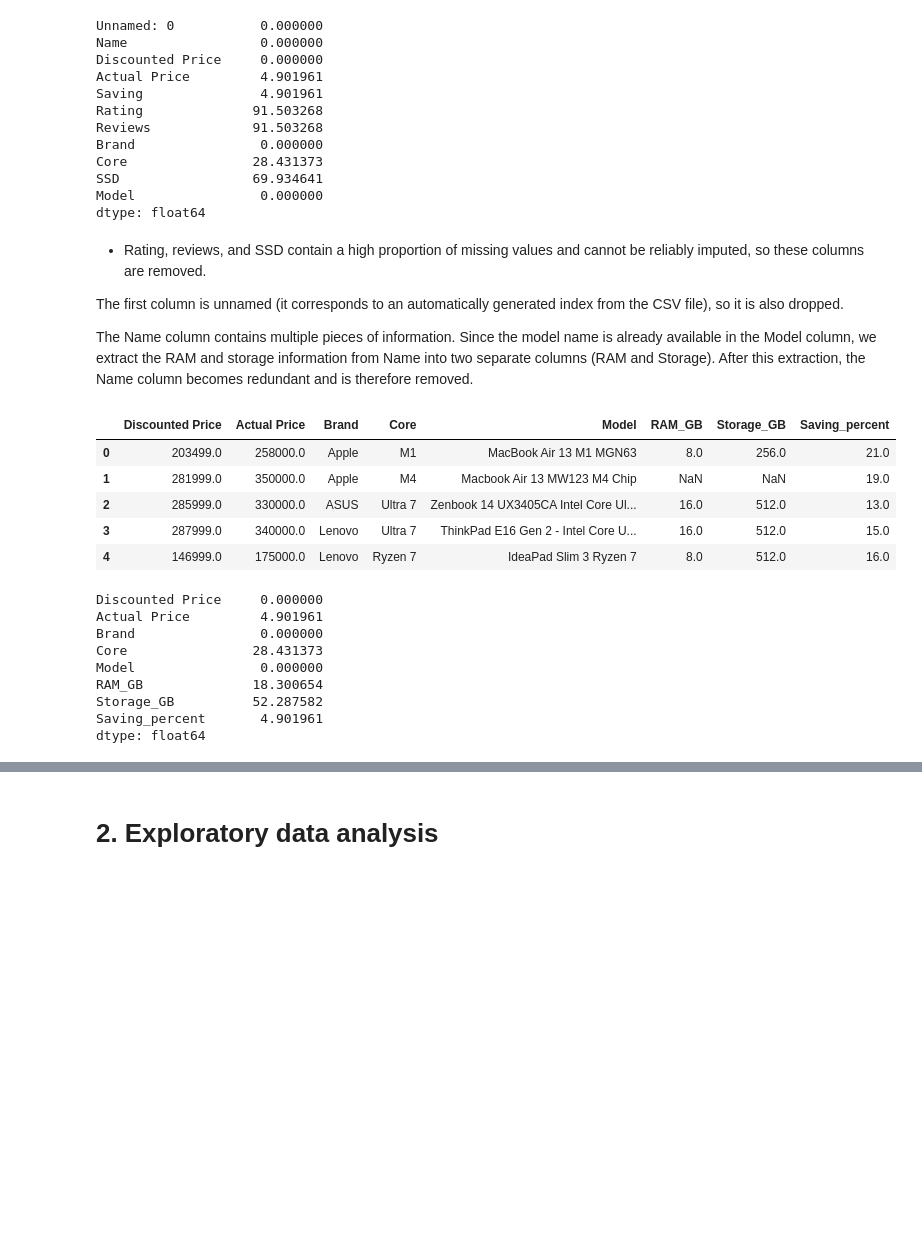
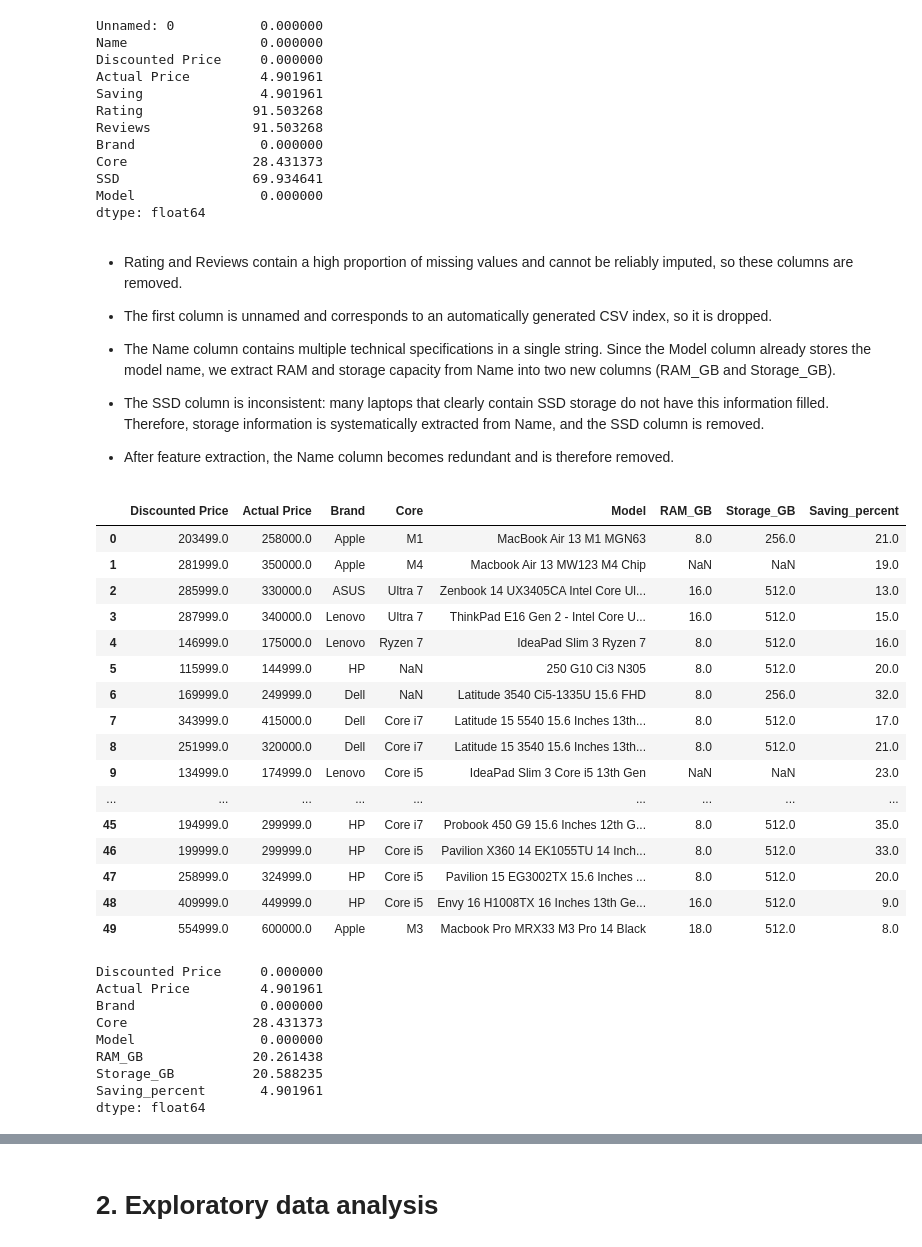
Before and after one commit to Zakaria-Boukeffa/LAPTOP-PRICE-ML, a Jupyter notebook: laptop.ipynb, the cells around one changed output, grey strips where cells are left out. Saved outputs shown, nothing was run; the diff lists cells and outputs as text; code cells hidden in the pictures; blank space fills up the shorter version.

Commit message:
Data cleaning DONE CORRECTLY

```diff
--- a/laptop.ipynb
+++ b/laptop.ipynb
@@ -132,45 +132,68 @@ SSD                 69.934641
 Model                0.000000
 dtype: float64
 # %% [markdown]
-- Rating, reviews, and SSD contain a high proportion of missing values and cannot be reliably imputed, so these columns are removed.
+- Rating and Reviews contain a high proportion of missing values and cannot be reliably imputed, so these columns are removed.
 
-The first column is unnamed (it corresponds to an automatically generated index from the CSV file), so it is also dropped.
+- The first column is unnamed and corresponds to an automatically generated CSV index, so it is dropped.
 
-The Name column contains multiple pieces of information. Since the model name is already available in the Model column,
-we extract the RAM and storage information from Name into two separate columns (RAM and Storage).
-After this extraction, the Name column becomes redundant and is therefore removed.
+- The Name column contains multiple technical specifications in a single string. Since the Model column already stores the model name, we extract RAM and storage capacity from Name into two new columns (RAM_GB and Storage_GB).
+
+- The SSD column is inconsistent: many laptops that clearly contain SSD storage do not have this information filled. Therefore, storage information is systematically extracted from Name, and the SSD column is removed.
+
+- After feature extraction, the Name column becomes redundant and is therefore removed.
 # %%
-df1 = df.iloc[:, 1:]
+df1 = df.iloc[:, 1:].copy()
 
-# Extract RAM
-df1['RAM_GB'] = df1['Name'].str.extract(r'(\d+GB)', expand=False)
+# RAM and storage extraction
 
-# Extract Storage
-df1['Storage_GB'] = df1['Name'].str.extract(r'-(\d+GB)', expand=False)
+# the specs are in parantheses, so we start by extracting what's inside them
+# Extract only parentheses containing GB (RAM + Storage), because some name models have parentheses like Infinix INBOOK Air (XL442) Core i3 1215U (8GB - 256GB)
+specs = df1['Name'].str.extract(r'\(([^)]*GB[^)]*)\)', expand=False)
 
-# Clean Saving column: extract percentage number
+# Split on first GB
+split_specs = specs.str.split(r'GB', n=1, expand=True)
+
+# RAM (left part)
+df1['RAM_GB'] = split_specs[0].str.extract(r'(\d+)').astype(float)
+
+# Storage (right part)
+storage = split_specs[1].str.extract(r'(\d+)\s*(TB|GB)', expand=True)
+
+df1['Storage_GB'] = np.where(
+    storage[1] == 'TB',
+    storage[0].astype(float) * 1024,
+    storage[0].astype(float)
+)
+
+# Saving extraction (%)
 df1['Saving_percent'] = (
     df1['Saving']
-    .str.extract(r'(\d+)')   # extract the number
-    .astype(float)           # convert to float
+    .str.extract(r'(\d+)')
+    .astype(float)
 )
 
+# Drop useless columns
+df1 = df1.drop(columns=['Name','Rating', 'Reviews', 'SSD', 'Saving'])
 
-# Clean and convert
-df1['RAM_GB'] = df1['RAM_GB'].str.replace('GB', '', regex=False).astype('float')
-df1['Storage_GB'] = df1['Storage_GB'].str.replace('GB', '', regex=False).astype('float')
-
-# Drop Name, Rating, Reviews, and SSD
-df1 = df1.drop(columns=['Name', 'Rating', 'Reviews', 'SSD','Saving'])
-
-df1.head()
+df1.head(10)
 # %% [output]
 |  | Discounted Price | Actual Price | Brand | Core | Model | RAM_GB | Storage_GB | Saving_percent |
 | 0 | 203499.0 | 258000.0 | Apple | M1 | MacBook Air 13 M1 MGN63 | 8.0 | 256.0 | 21.0 |
 | 1 | 281999.0 | 350000.0 | Apple | M4 | Macbook Air 13 MW123 M4 Chip | NaN | NaN | 19.0 |
 | 2 | 285999.0 | 330000.0 | ASUS | Ultra 7 | Zenbook 14 UX3405CA Intel Core Ul... | 16.0 | 512.0 | 13.0 |
 | 3 | 287999.0 | 340000.0 | Lenovo | Ultra 7 | ThinkPad E16 Gen 2 - Intel Core U... | 16.0 | 512.0 | 15.0 |
 | 4 | 146999.0 | 175000.0 | Lenovo | Ryzen 7 | IdeaPad Slim 3 Ryzen 7 | 8.0 | 512.0 | 16.0 |
+| 5 | 115999.0 | 144999.0 | HP | NaN | 250 G10 Ci3 N305 | 8.0 | 512.0 | 20.0 |
+| 6 | 169999.0 | 249999.0 | Dell | NaN | Latitude 3540 Ci5-1335U 15.6 FHD | 8.0 | 256.0 | 32.0 |
+| 7 | 343999.0 | 415000.0 | Dell | Core i7 | Latitude 15 5540 15.6 Inches 13th... | 8.0 | 512.0 | 17.0 |
+| 8 | 251999.0 | 320000.0 | Dell | Core i7 | Latitude 15 3540 15.6 Inches 13th... | 8.0 | 512.0 | 21.0 |
+| 9 | 134999.0 | 174999.0 | Lenovo | Core i5 | IdeaPad Slim 3 Core i5 13th Gen | NaN | NaN | 23.0 |
+| ... | ... | ... | ... | ... | ... | ... | ... | ... |
+| 45 | 194999.0 | 299999.0 | HP | Core i7 | Probook 450 G9 15.6 Inches 12th G... | 8.0 | 512.0 | 35.0 |
+| 46 | 199999.0 | 299999.0 | HP | Core i5 | Pavilion X360 14 EK1055TU 14 Inch... | 8.0 | 512.0 | 33.0 |
+| 47 | 258999.0 | 324999.0 | HP | Core i5 | Pavilion 15 EG3002TX 15.6 Inches ... | 8.0 | 512.0 | 20.0 |
+| 48 | 409999.0 | 449999.0 | HP | Core i5 | Envy 16 H1008TX 16 Inches 13th Ge... | 16.0 | 512.0 | 9.0 |
+| 49 | 554999.0 | 600000.0 | Apple | M3 | Macbook Pro MRX33 M3 Pro 14 Black | 18.0 | 512.0 | 8.0 |
 # %%
 df1.isnull().mean()*100
 # %% [output]
@@ -179,8 +202,8 @@ Actual Price         4.901961
 Brand                0.000000
 Core                28.431373
 Model                0.000000
-RAM_GB              18.300654
-Storage_GB          52.287582
+RAM_GB              20.261438
+Storage_GB          20.588235
 Saving_percent       4.901961
 dtype: float64
 # %%
```
Also changed, not shown: parts of 2 cells of this notebook.
